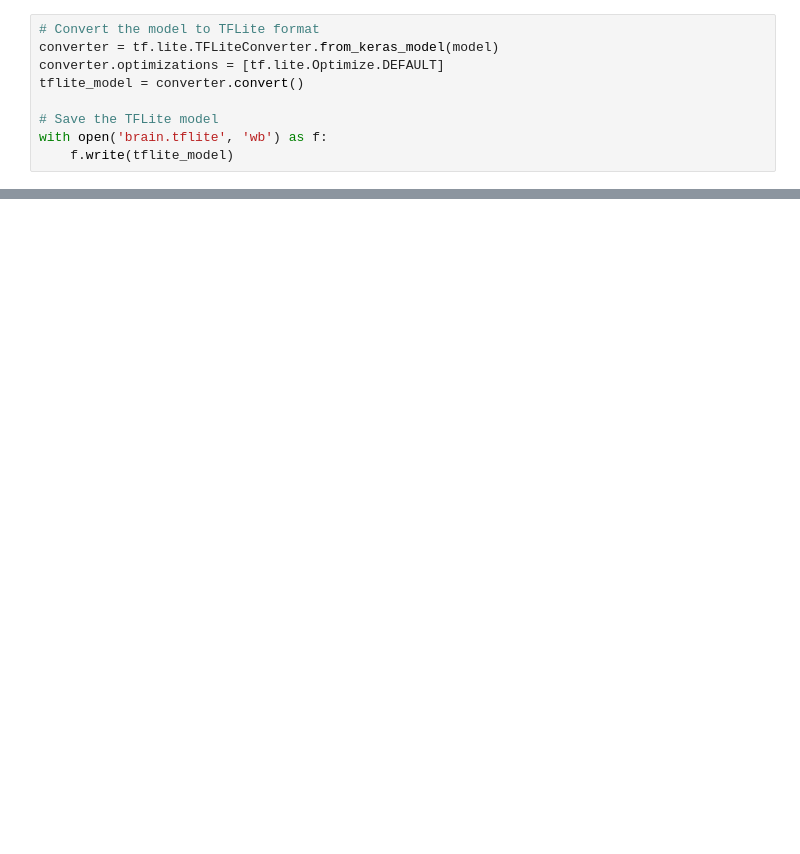
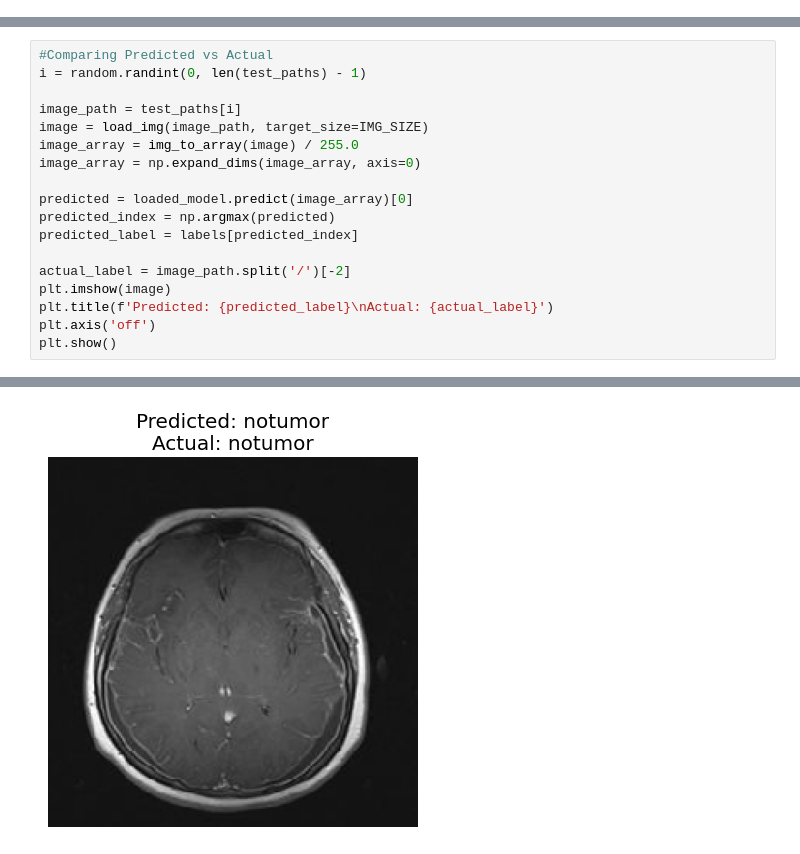
Before and after one commit to thebugged/brain-tumor-classifier, a Jupyter notebook: brain.ipynb, the cells around one changed output, grey strips where cells are left out. Cells and saved outputs as stored; diff of their text form; blank space fills up the shorter version.

```diff
--- a/brain.ipynb
+++ b/brain.ipynb
@@ -353,9 +385,0 @@ plt.show()
-# %%
-# Convert the model to TFLite format
-converter = tf.lite.TFLiteConverter.from_keras_model(model)
-converter.optimizations = [tf.lite.Optimize.DEFAULT]
-tflite_model = converter.convert()
-
-# Save the TFLite model
-with open('brain.tflite', 'wb') as f:
-    f.write(tflite_model)
@@ -380,0 +386,19 @@ Summary on the non-converted ops:
+# %%
+#Comparing Predicted vs Actual
+i = random.randint(0, len(test_paths) - 1)
+
+image_path = test_paths[i]
+image = load_img(image_path, target_size=IMG_SIZE)
+image_array = img_to_array(image) / 255.0
+image_array = np.expand_dims(image_array, axis=0)
+
+predicted = loaded_model.predict(image_array)[0]
+predicted_index = np.argmax(predicted)
+predicted_label = labels[predicted_index]
+
+actual_label = image_path.split('/')[-2]
+plt.imshow(image)
+plt.title(f'Predicted: {predicted_label}\nActual: {actual_label}')
+plt.axis('off')
+plt.show()
+# %% [output]
@@ -380,0 +407 @@ Summary on the non-converted ops:
+[figure, added]
```
Also changed, not shown: parts of 64 cells of this notebook, 12 other files.
